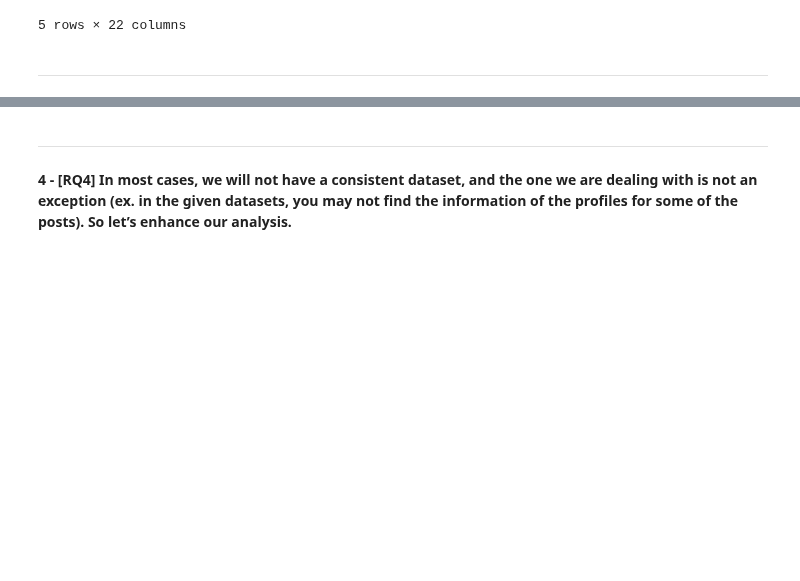
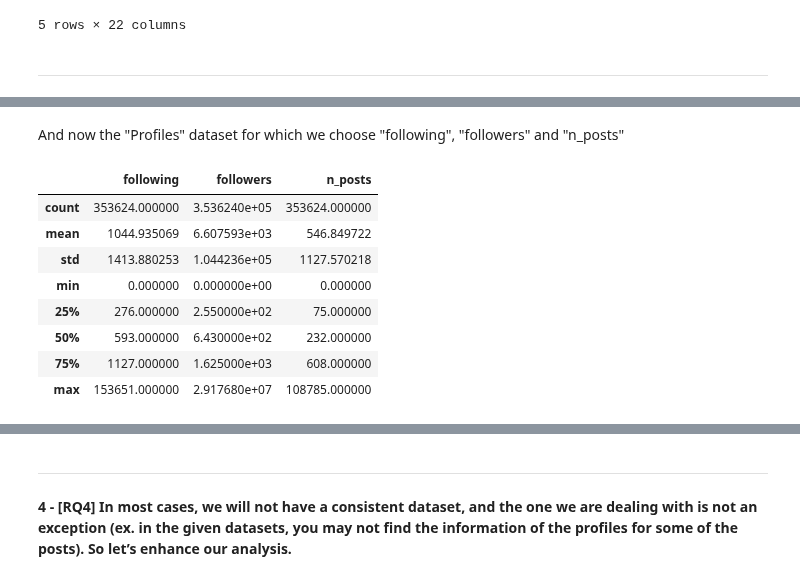
Before and after one commit to Prot10/ADM_HW_2, a Jupyter notebook: adm-andrea.ipynb, the cells around one changed output, grey strips where cells are left out. Cells and saved outputs as stored; diff of their text form; code cells hidden in the pictures; blank space fills up the shorter version.

```diff
--- a/adm-andrea.ipynb
+++ b/adm-andrea.ipynb
@@ -251 +339,15 @@ print(profiles.df.shape)
+# %% [markdown]
+And now the "Profiles" dataset for which we choose "following", "followers" and "n_posts"
+# %%
+profiles.df[["following", "followers", "n_posts"]].describe()
+# %% [output]
+|  | following | followers | n_posts |
+| count | 353624.000000 | 3.536240e+05 | 353624.000000 |
+| mean | 1044.935069 | 6.607593e+03 | 546.849722 |
+| std | 1413.880253 | 1.044236e+05 | 1127.570218 |
+| min | 0.000000 | 0.000000e+00 | 0.000000 |
+| 25% | 276.000000 | 2.550000e+02 | 75.000000 |
+| 50% | 593.000000 | 6.430000e+02 | 232.000000 |
+| 75% | 1127.000000 | 1.625000e+03 | 608.000000 |
+| max | 153651.000000 | 2.917680e+07 | 108785.000000 |
 # %% [markdown]
```
Also changed, not shown: parts of 37 cells of this notebook.
